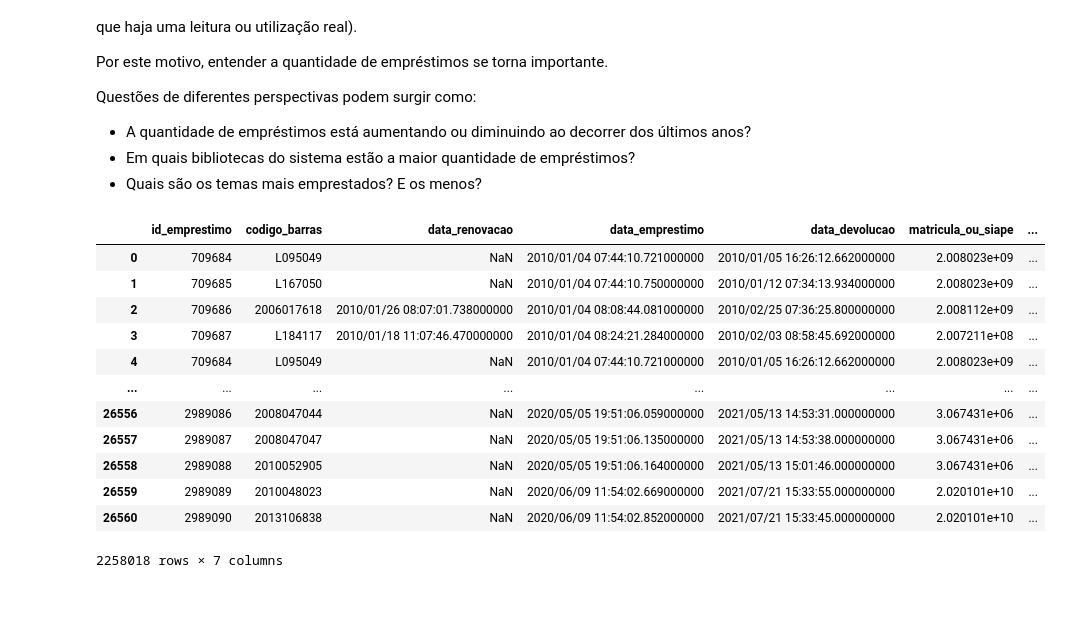
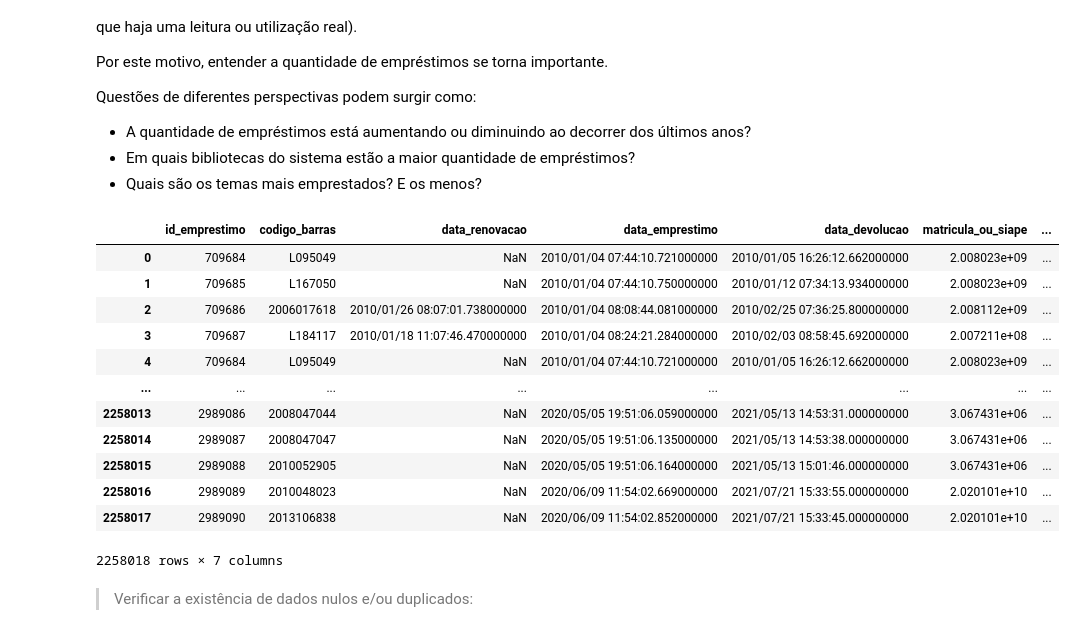
Before and after one commit to nv-bel/7doc-analise-biblioteca-ufrn, a Jupyter notebook: 7DaysOfCode.ipynb, the cells around one changed output. Cells and saved outputs as stored; diff of their text form; code cells hidden in the pictures; blank space fills up the shorter version.

```diff
--- a/7DaysOfCode.ipynb
+++ b/7DaysOfCode.ipynb
@@ -39,22 +15,48 @@ dados_2020_1 = pd.read_csv('./emprestimos/emprestimos-20201.csv')
+# %%
+import pandas as pd
+
+dados_2010_1 = pd.read_csv('https://github.com/FranciscoFoz/7_Days_of_Code_Alura-Python-Pandas/blob/main/Dia_1-Importando_dados/Datasets/dados_emprestimos/emprestimos-20101.csv?raw=true')
+dados_2010_2 = pd.read_csv('https://github.com/FranciscoFoz/7_Days_of_Code_Alura-Python-Pandas/blob/main/Dia_1-Importando_dados/Datasets/dados_emprestimos/emprestimos-20102.csv?raw=true')
+dados_2011_1 = pd.read_csv('https://github.com/FranciscoFoz/7_Days_of_Code_Alura-Python-Pandas/blob/main/Dia_1-Importando_dados/Datasets/dados_emprestimos/emprestimos-20111.csv?raw=true')
+dados_2011_2 = pd.read_csv('https://github.com/FranciscoFoz/7_Days_of_Code_Alura-Python-Pandas/blob/main/Dia_1-Importando_dados/Datasets/dados_emprestimos/emprestimos-20112.csv?raw=true')
+dados_2012_1 = pd.read_csv('https://github.com/FranciscoFoz/7_Days_of_Code_Alura-Python-Pandas/blob/main/Dia_1-Importando_dados/Datasets/dados_emprestimos/emprestimos-20121.csv?raw=true')
+dados_2012_2 = pd.read_csv('https://github.com/FranciscoFoz/7_Days_of_Code_Alura-Python-Pandas/blob/main/Dia_1-Importando_dados/Datasets/dados_emprestimos/emprestimos-20122.csv?raw=true')
+dados_2013_1 = pd.read_csv('https://github.com/FranciscoFoz/7_Days_of_Code_Alura-Python-Pandas/blob/main/Dia_1-Importando_dados/Datasets/dados_emprestimos/emprestimos-20131.csv?raw=true')
+dados_2013_2 = pd.read_csv('https://github.com/FranciscoFoz/7_Days_of_Code_Alura-Python-Pandas/blob/main/Dia_1-Importando_dados/Datasets/dados_emprestimos/emprestimos-20132.csv?raw=true')
+dados_2014_1 = pd.read_csv('https://github.com/FranciscoFoz/7_Days_of_Code_Alura-Python-Pandas/blob/main/Dia_1-Importando_dados/Datasets/dados_emprestimos/emprestimos-20141.csv?raw=true')
+dados_2014_2 = pd.read_csv('https://github.com/FranciscoFoz/7_Days_of_Code_Alura-Python-Pandas/blob/main/Dia_1-Importando_dados/Datasets/dados_emprestimos/emprestimos-20142.csv?raw=true')
+dados_2015_1 = pd.read_csv('https://github.com/FranciscoFoz/7_Days_of_Code_Alura-Python-Pandas/blob/main/Dia_1-Importando_dados/Datasets/dados_emprestimos/emprestimos-20151.csv?raw=true')
+dados_2015_2 = pd.read_csv('https://github.com/FranciscoFoz/7_Days_of_Code_Alura-Python-Pandas/blob/main/Dia_1-Importando_dados/Datasets/dados_emprestimos/emprestimos-20152.csv?raw=true')
+dados_2016_1 = pd.read_csv('https://github.com/FranciscoFoz/7_Days_of_Code_Alura-Python-Pandas/blob/main/Dia_1-Importando_dados/Datasets/dados_emprestimos/emprestimos-20161.csv?raw=true')
+dados_2016_2 = pd.read_csv('https://github.com/FranciscoFoz/7_Days_of_Code_Alura-Python-Pandas/blob/main/Dia_1-Importando_dados/Datasets/dados_emprestimos/emprestimos-20162.csv?raw=true')
+dados_2017_1 = pd.read_csv('https://github.com/FranciscoFoz/7_Days_of_Code_Alura-Python-Pandas/blob/main/Dia_1-Importando_dados/Datasets/dados_emprestimos/emprestimos-20171.csv?raw=true')
+dados_2017_2 = pd.read_csv('https://github.com/FranciscoFoz/7_Days_of_Code_Alura-Python-Pandas/blob/main/Dia_1-Importando_dados/Datasets/dados_emprestimos/emprestimos-20172.csv?raw=true')
+dados_2018_1 = pd.read_csv('https://github.com/FranciscoFoz/7_Days_of_Code_Alura-Python-Pandas/blob/main/Dia_1-Importando_dados/Datasets/dados_emprestimos/emprestimos-20181.csv?raw=true')
+dados_2018_2 = pd.read_csv('https://github.com/FranciscoFoz/7_Days_of_Code_Alura-Python-Pandas/blob/main/Dia_1-Importando_dados/Datasets/dados_emprestimos/emprestimos-20182.csv?raw=true')
+dados_2019_1 = pd.read_csv('https://github.com/FranciscoFoz/7_Days_of_Code_Alura-Python-Pandas/blob/main/Dia_1-Importando_dados/Datasets/dados_emprestimos/emprestimos-20191.csv?raw=true')
+dados_2019_2 = pd.read_csv('https://github.com/FranciscoFoz/7_Days_of_Code_Alura-Python-Pandas/blob/main/Dia_1-Importando_dados/Datasets/dados_emprestimos/emprestimos-20192.csv?raw=true')
+dados_2020_1 = pd.read_csv('https://github.com/FranciscoFoz/7_Days_of_Code_Alura-Python-Pandas/blob/main/Dia_1-Importando_dados/Datasets/dados_emprestimos/emprestimos-20201.csv?raw=true')
 # %%
 df_emprestimos = pd.concat([dados_2010_1, dados_2010_2, dados_2011_1, dados_2011_2,
                             dados_2012_1, dados_2012_2, dados_2013_1, dados_2013_2,
                             dados_2014_1, dados_2014_2, dados_2015_1, dados_2015_2,
                             dados_2016_1, dados_2016_2, dados_2017_1, dados_2017_2,
-                            dados_2018_1, dados_2018_2, dados_2019_1, dados_2019_2, dados_2020_1])
+                            dados_2018_1, dados_2018_2, dados_2019_1, dados_2019_2, dados_2020_1], ignore_index=True)
 
 df_emprestimos
 # %% [output]
 |  | id_emprestimo | codigo_barras | data_renovacao | data_emprestimo | data_devolucao | matricula_ou_siape | ... |
 | 0 | 709684 | L095049 | NaN | 2010/01/04 07:44:10.721000000 | 2010/01/05 16:26:12.662000000 | 2.008023e+09 | ... |
 | 1 | 709685 | L167050 | NaN | 2010/01/04 07:44:10.750000000 | 2010/01/12 07:34:13.934000000 | 2.008023e+09 | ... |
 | 2 | 709686 | 2006017618 | 2010/01/26 08:07:01.738000000 | 2010/01/04 08:08:44.081000000 | 2010/02/25 07:36:25.800000000 | 2.008112e+09 | ... |
 | 3 | 709687 | L184117 | 2010/01/18 11:07:46.470000000 | 2010/01/04 08:24:21.284000000 | 2010/02/03 08:58:45.692000000 | 2.007211e+08 | ... |
 | 4 | 709684 | L095049 | NaN | 2010/01/04 07:44:10.721000000 | 2010/01/05 16:26:12.662000000 | 2.008023e+09 | ... |
 | ... | ... | ... | ... | ... | ... | ... | ... |
-| 26556 | 2989086 | 2008047044 | NaN | 2020/05/05 19:51:06.059000000 | 2021/05/13 14:53:31.000000000 | 3.067431e+06 | ... |
-| 26557 | 2989087 | 2008047047 | NaN | 2020/05/05 19:51:06.135000000 | 2021/05/13 14:53:38.000000000 | 3.067431e+06 | ... |
-| 26558 | 2989088 | 2010052905 | NaN | 2020/05/05 19:51:06.164000000 | 2021/05/13 15:01:46.000000000 | 3.067431e+06 | ... |
-| 26559 | 2989089 | 2010048023 | NaN | 2020/06/09 11:54:02.669000000 | 2021/07/21 15:33:55.000000000 | 2.020101e+10 | ... |
-| 26560 | 2989090 | 2013106838 | NaN | 2020/06/09 11:54:02.852000000 | 2021/07/21 15:33:45.000000000 | 2.020101e+10 | ... |
+| 2258013 | 2989086 | 2008047044 | NaN | 2020/05/05 19:51:06.059000000 | 2021/05/13 14:53:31.000000000 | 3.067431e+06 | ... |
+| 2258014 | 2989087 | 2008047047 | NaN | 2020/05/05 19:51:06.135000000 | 2021/05/13 14:53:38.000000000 | 3.067431e+06 | ... |
+| 2258015 | 2989088 | 2010052905 | NaN | 2020/05/05 19:51:06.164000000 | 2021/05/13 15:01:46.000000000 | 3.067431e+06 | ... |
+| 2258016 | 2989089 | 2010048023 | NaN | 2020/06/09 11:54:02.669000000 | 2021/07/21 15:33:55.000000000 | 2.020101e+10 | ... |
+| 2258017 | 2989090 | 2013106838 | NaN | 2020/06/09 11:54:02.852000000 | 2021/07/21 15:33:45.000000000 | 2.020101e+10 | ... |
 2258018 rows × 7 columns
+# %% [markdown]
+> Verificar a existência de dados nulos e/ou duplicados:
```
Also changed, not shown: parts of 20 cells of this notebook.
